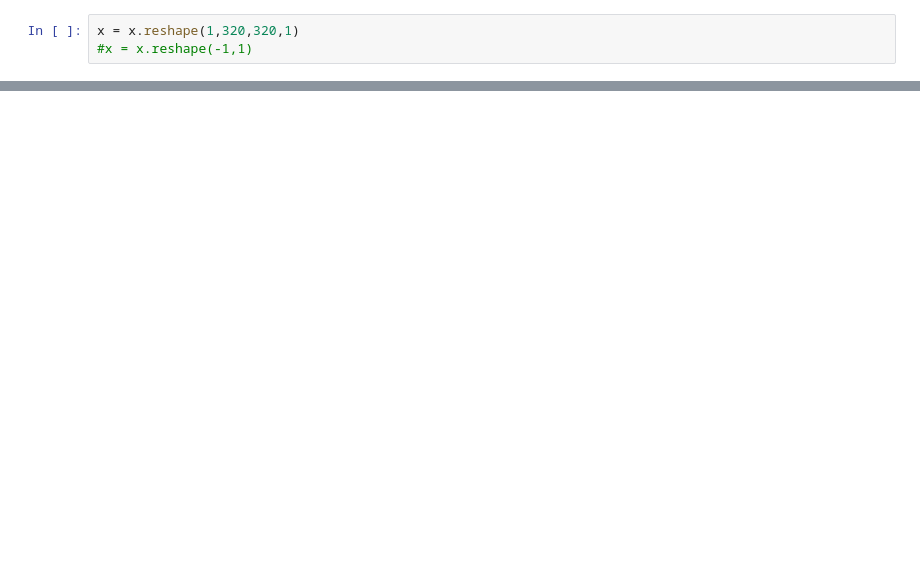
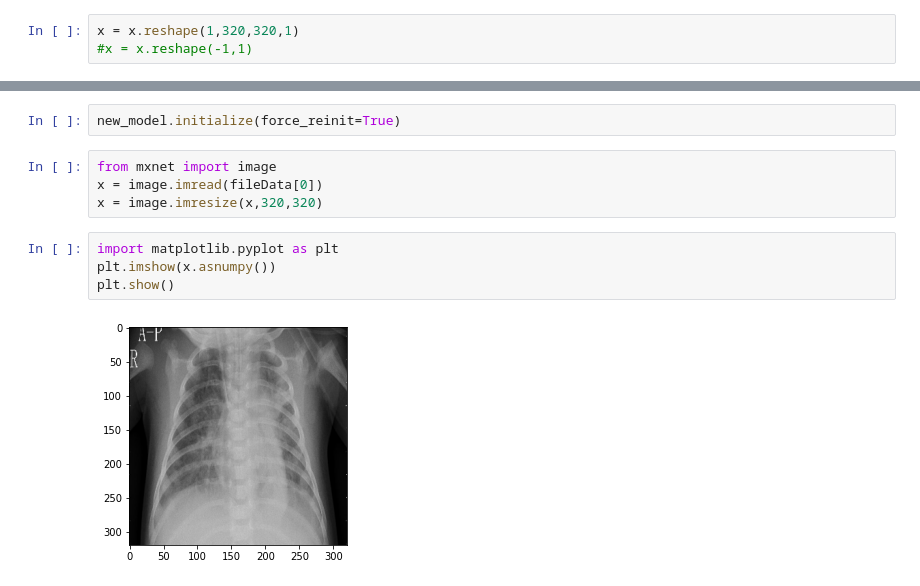
Before and after one commit to atzoriandrea/spark_tensorflow, a Jupyter notebook: test_gradient.ipynb, the cells around one changed output, grey strips where cells are left out. Drawn from its saved outputs; the diff is of its cells as text; blank space fills up the shorter version.

Commit message:
mxnet works!

```diff
--- a/test_gradient.ipynb
+++ b/test_gradient.ipynb
@@ -107,0 +170,12 @@ MXNetError: Check failed: !AGInfo: :IsNone(*i): Cannot differentiate node becaus
+# %%
+new_model.initialize(force_reinit=True)
+# %%
+from mxnet import image
+x = image.imread(fileData[0])
+x = image.imresize(x,320,320)
+# %%
+import matplotlib.pyplot as plt
+plt.imshow(x.asnumpy())
+plt.show()
+# %% [output]
+[figure, added]
```
Also changed, not shown: parts of 27 cells of this notebook.
